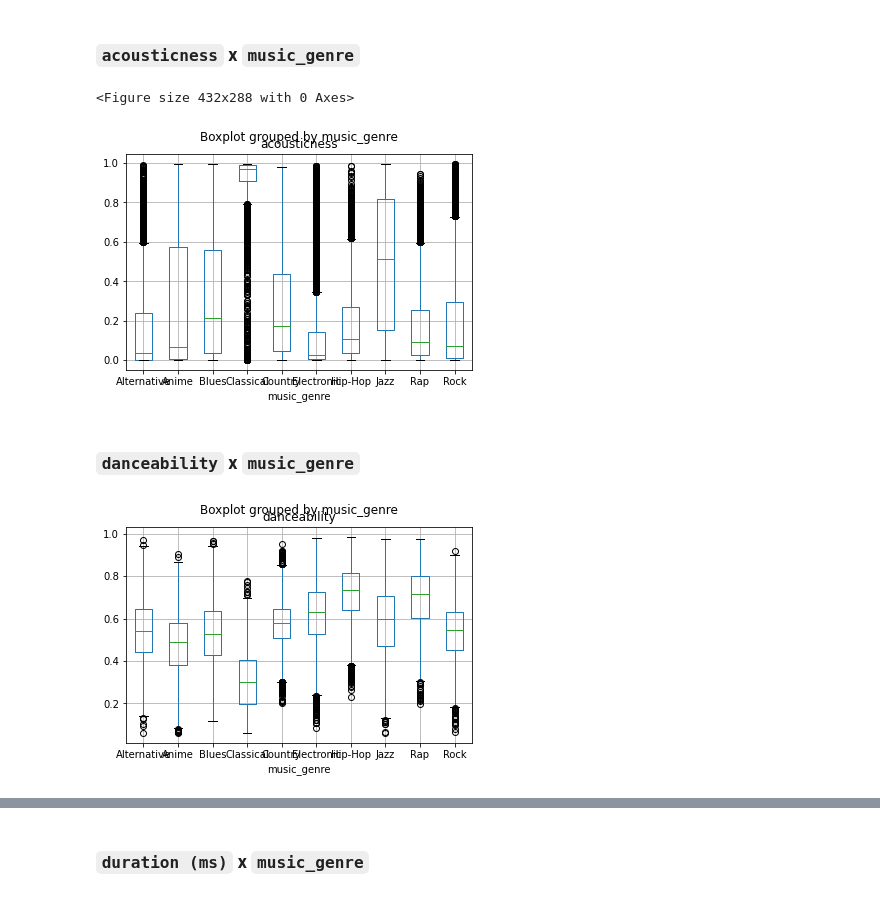
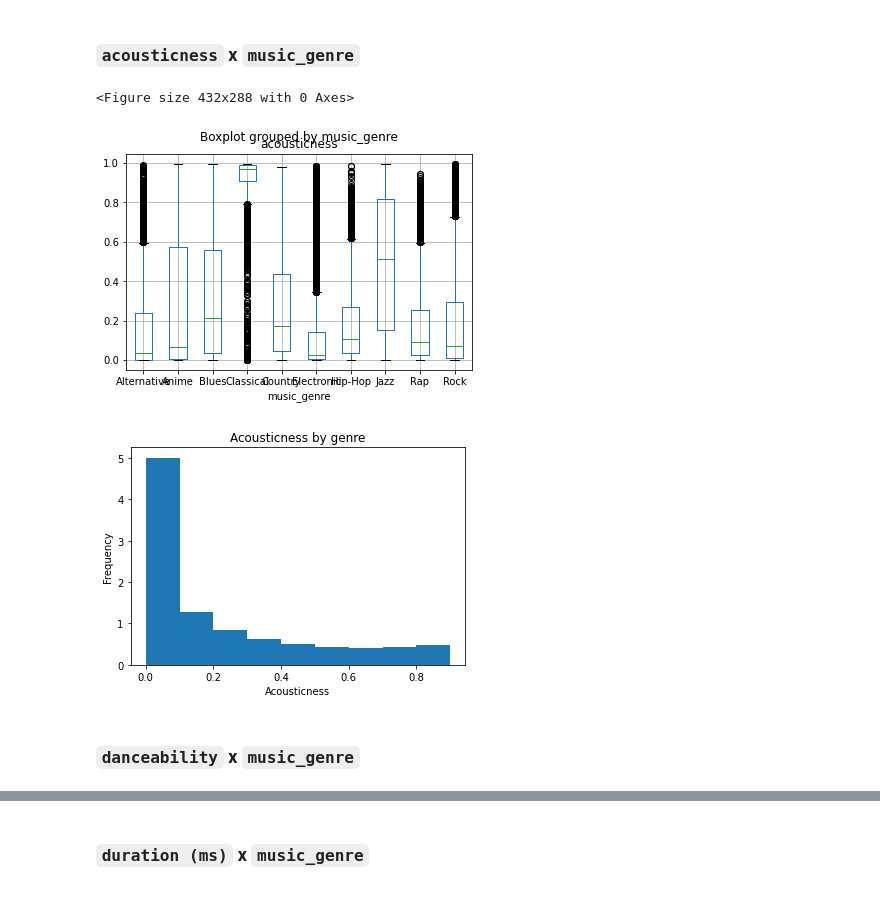
Before and after one commit to Gabriela321733/Projeto_2_Cdados, a Jupyter notebook: dados.ipynb, the cells around one changed output, grey strips where cells are left out. Drawn from its saved outputs; the diff is of its cells as text; code cells hidden in the pictures.

```diff
--- a/dados.ipynb
+++ b/dados.ipynb
@@ -64,15 +84,20 @@ plt.show()
 # %% [markdown]
 ### `acousticness` x `music_genre`
-# %%
-plt.figure()
-boxplot = df.boxplot(column='acousticness', by='music_genre')
-plt.show()
-# %% [output]
-<Figure size 432x288 with 0 Axes>
-[figure, removed]
+# %%
+plt.figure()
+boxplot = df.boxplot(column='acousticness', by='music_genre')
+# plot a histogram of the acousticness and aply the density function and label the axis
+plt.figure()
+faixa = np.arange(0, 1, 0.1)
+plt.hist(df['acousticness'],bins= faixa, density=True, label='acousticness')
+plt.xlabel('Acousticness')
+plt.ylabel('Frequency')
+plt.title('Acousticness by genre')
+
+plt.show()
+# %% [output]
+<Figure size 432x288 with 0 Axes>
+[figure, added]
+[figure, added]
 # %% [markdown]
 ### `danceability` x `music_genre`
-# %%
-boxplot = df.boxplot(column='danceability', by='music_genre')
-# %% [output]
-[figure, removed]
```
Also changed, not shown: parts of 21 cells of this notebook.
